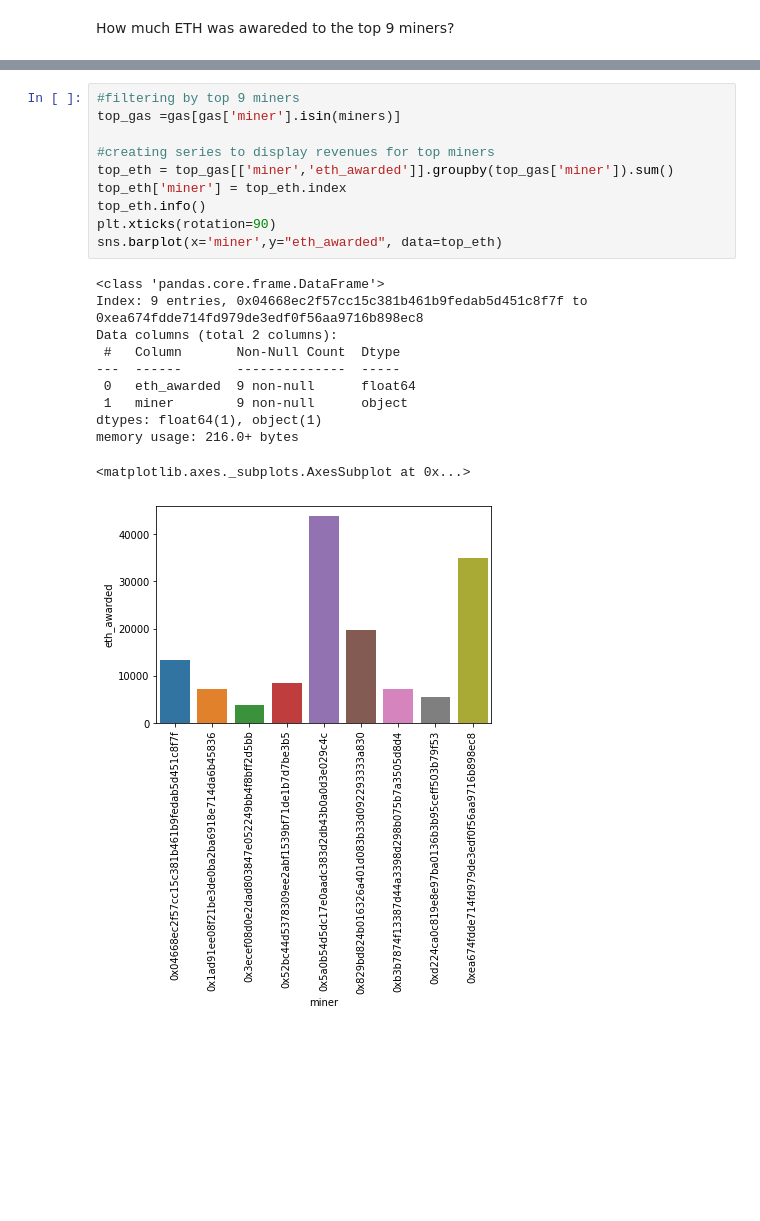
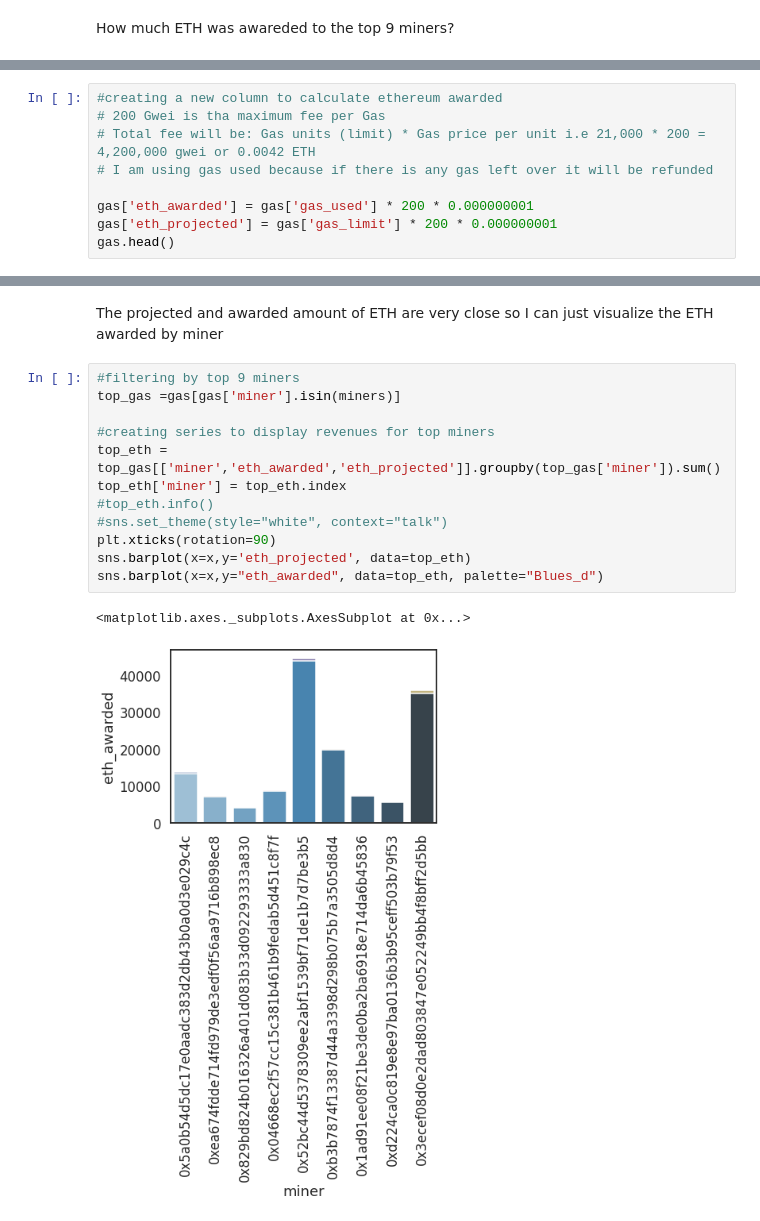
Before and after one commit to JonHaz/Ethereum, a Jupyter notebook: Craft_a_Story_from_a_Dataset.ipynb, the cells around one changed output, grey strips where cells are left out. Drawn from its saved outputs; the diff is of its cells as text; blank space fills up the shorter version.

```diff
--- a/Craft_a_Story_from_a_Dataset.ipynb
+++ b/Craft_a_Story_from_a_Dataset.ipynb
@@ -161,0 +148,9 @@ gas['eth_awarded'] = gas['gas_used'] * 200 * 0.000000001
+# %%
+#creating a new column to calculate ethereum awarded
+# 200 Gwei is tha maximum fee per Gas
+# Total fee will be: Gas units (limit) * Gas price per unit i.e 21,000 * 200 = 4,200,000 gwei or 0.0042 ETH
+# I am using gas used because if there is any gas left over it will be refunded
+
+gas['eth_awarded'] = gas['gas_used'] * 200 * 0.000000001
+gas['eth_projected'] = gas['gas_limit'] * 200 * 0.000000001
+gas.head()
@@ -162,22 +164,17 @@ gas['eth_awarded'] = gas['gas_used'] * 200 * 0.000000001
+# %% [markdown]
+The projected and awarded amount of ETH are very close so I can just visualize the ETH awarded by miner
 # %%
 #filtering by top 9 miners
 top_gas =gas[gas['miner'].isin(miners)]
 
 #creating series to display revenues for top miners
-top_eth = top_gas[['miner','eth_awarded']].groupby(top_gas['miner']).sum()
+top_eth = top_gas[['miner','eth_awarded','eth_projected']].groupby(top_gas['miner']).sum()
 top_eth['miner'] = top_eth.index
-top_eth.info()
+#top_eth.info()
+#sns.set_theme(style="white", context="talk")
 plt.xticks(rotation=90)
-sns.barplot(x='miner',y="eth_awarded", data=top_eth)
+sns.barplot(x=x,y='eth_projected', data=top_eth)
+sns.barplot(x=x,y="eth_awarded", data=top_eth, palette="Blues_d")
 # %% [output]
-<class 'pandas.core.frame.DataFrame'>
-Index: 9 entries, 0x04668ec2f57cc15c381b461b9fedab5d451c8f7f to 0xea674fdde714fd979de3edf0f56aa9716b898ec8
-Data columns (total 2 columns):
- #   Column       Non-Null Count  Dtype
----  ------       --------------  -----
- 0   eth_awarded  9 non-null      float64
- 1   miner        9 non-null      object
-dtypes: float64(1), object(1)
-memory usage: 216.0+ bytes
+<matplotlib.axes._subplots.AxesSubplot at 0x...>
-<matplotlib.axes._subplots.AxesSubplot at 0x...>
-[figure, old version]
+[figure, new version]
```
Also changed, not shown: parts of 10 cells of this notebook.
